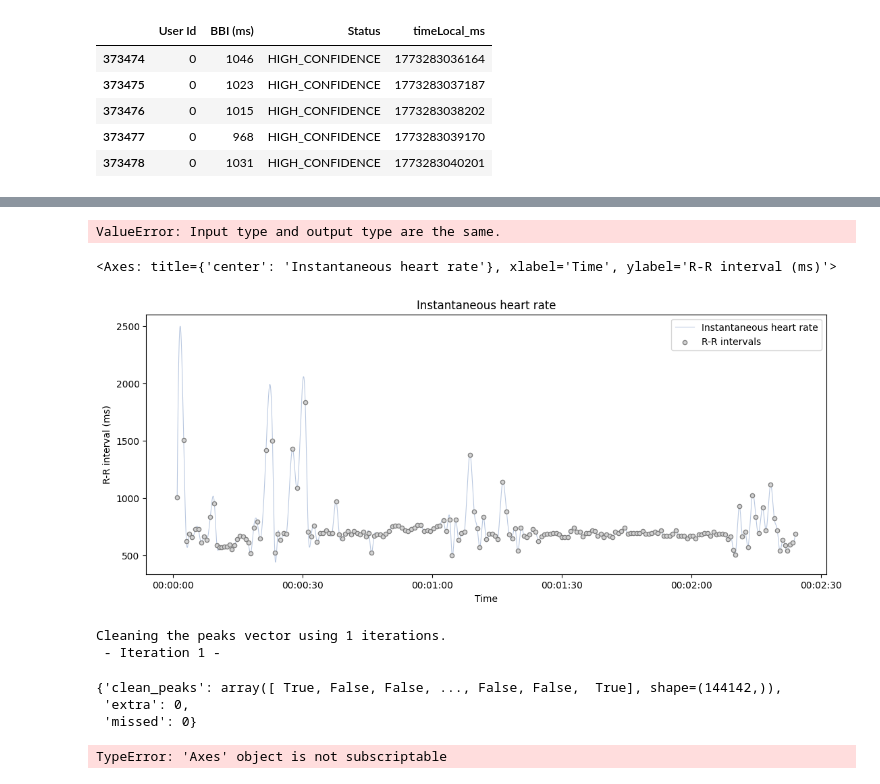
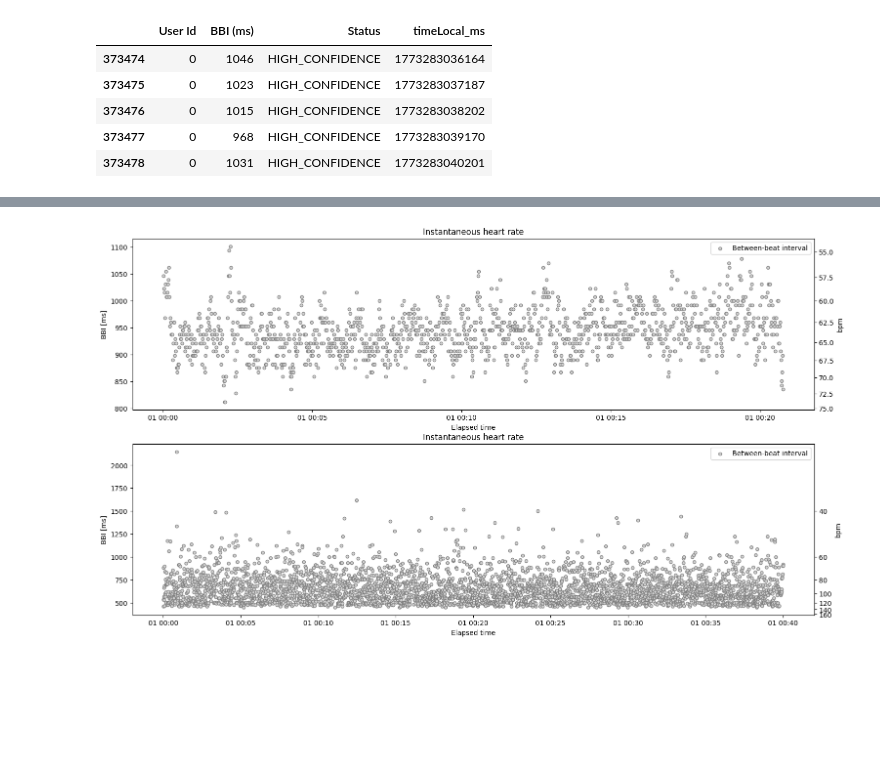
Before and after one commit to mol2people/tiktok_hrv, a Jupyter notebook: eda_hrv.ipynb, the cells around one changed output, grey strips where cells are left out. Saved outputs shown, nothing was run; the diff lists cells and outputs as text; code cells hidden in the pictures; blank space fills up the shorter version.

```diff
--- a/eda_hrv.ipynb
+++ b/eda_hrv.ipynb
@@ -479,0 +498,20 @@ print(temp['BBI (ms)'].iloc[1:].sum()/1000) # 1245.271 seconds, why??
+# %%
+# bbi to bpm and back
+fig,ax=plt.subplots(ncols=2, figsize=(11,5))
+
+# data
+x=rr_to_bpm(temp['BBI (ms)'])
+y=temp['BBI (ms)']
+
+# simulate
+x_sim=np.arange(30, 190)
+y_sim=bpm_to_rr(x_sim)
+
+ax[0].plot(x,y, label='data', c='tab:blue')
+ax[1].plot(x_sim,y_sim, label='sim', c='tab:orange')
+for a in ax:
+    a.set_xlabel('bpm')
+    a.set_ylabel('BBI [ms]')
+    a.legend()
+fig.suptitle('BBI to bpm: real vs simulated')
+fig.tight_layout()
@@ -486,25 +525,27 @@ from systole.utils import input_conversion, heart_rate
-# %%
-input_conversion(df['BBI (ms)'].values[:200], input_type='rr_ms', output_type='rr_ms')
-# %% [output]
-ValueError: Input type and output type are the same.
 # %%
-plot_rr(df['BBI (ms)'].values[:200], input_type="rr_ms")
+# plot interbeat intervals of high vs low confidence vals
+fig, ax=plt.subplots(nrows=2, figsize=(18,10))
+
+# good
+ax[0].set_title('High confidence BBIs')
+plot_rr(temp['BBI (ms)'], input_type='rr_ms', unit='rr', show_artefacts=False, line=False, ax=ax[0]) # dont set unit to bpm
+
+
+# bad
+ax[1].set_title('Low confidence BBIs')
+a=df[df['User Id']==0]['Status'].map({'LOW_CONFIDENCE':0, 'HIGH_CONFIDENCE':1})
+start,end,lens = get_contigs_idx(ar_input=a, top_n=1, get_high=False)
+temp_bad = df.iloc[start[0]:end[0], :] # extend iloc index +-1 for sanity echecking
+plot_rr(temp_bad['BBI (ms)'], input_type='rr_ms', unit='rr', show_artefacts=False, line=False, ax=ax[1])
+
+for a in ax:
+    a.set_xlabel('Elapsed time')
+    a.set_ylabel('BBI [ms]')
+
+    ax_right=a.secondary_yaxis('right', functions=(rr_to_bpm, bpm_to_rr))
+    ax_right.set_ylabel('bpm')
+
+    _,labels=a.get_legend_handles_labels()
+    a.legend(_, ['Between-beat interval' if x.startswith('R-R') else x for x in labels])
 # %% [output]
-<Axes: title={'center': 'Instantaneous heart rate'}, xlabel='Time', ylabel='R-R interval (ms)'>
-[figure, old version]
+[figure, new version]
-# %%
-corrected_peaks = correct_peaks(df['BBI (ms)'].values[:200], input_type='rr_ms', verbose=True,
-                                extra_correction=False, missed_correction=False)
-# %% [output]
-Cleaning the peaks vector using 1 iterations.
- - Iteration 1 -
-# %%
-corrected_peaks
-# %% [output]
-{'clean_peaks': array([ True, False, False, ..., False, False,  True], shape=(144142,)),
- 'extra': 0,
- 'missed': 0}
-# %%
-plot_rr(rr=corrected_peaks['clean_peaks'], ax=ax[2], show_artefacts=True)
-# %% [output]
-TypeError: 'Axes' object is not subscriptable
```
Also changed, not shown: parts of 20 cells of this notebook, 2 other files.
